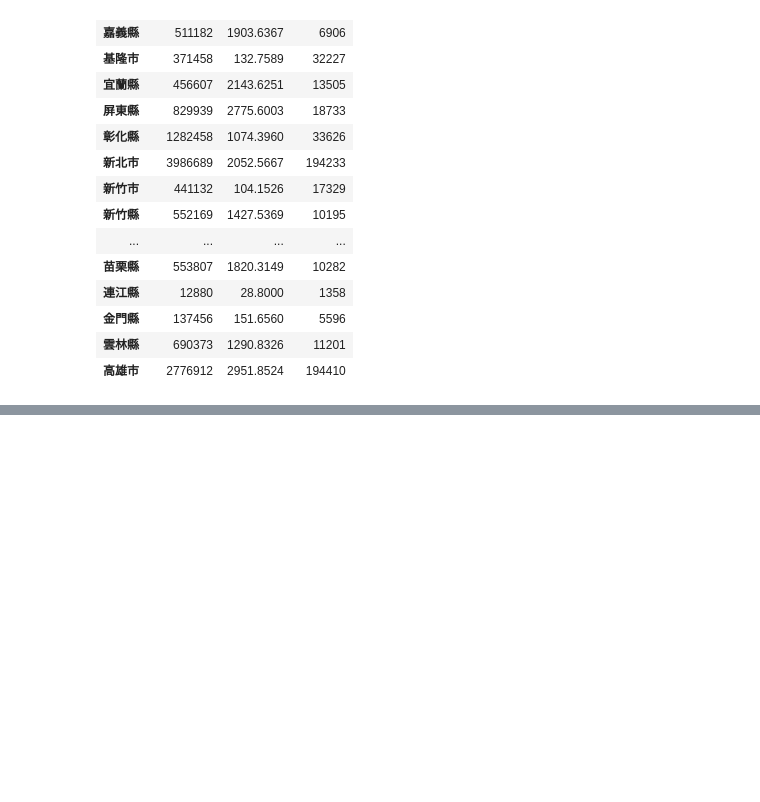
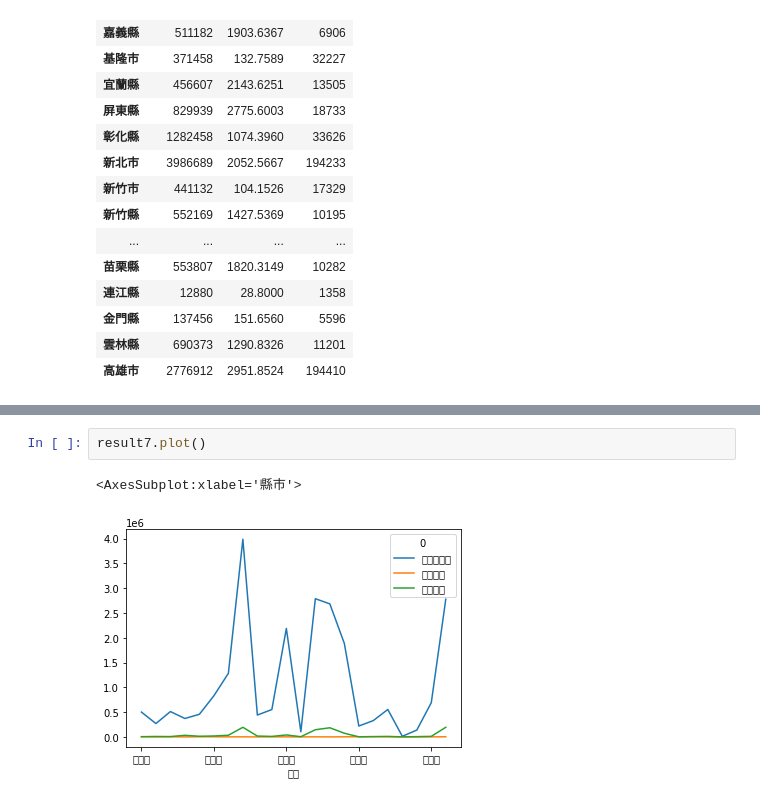
Before and after one commit to roberthsu2003/PythonForDataAnalysis, a Jupyter notebook: 上課內容13/lesson17/lesson17_3.ipynb, the cells around one changed output, grey strips where cells are left out. Saved outputs shown, nothing was run; the diff lists cells and outputs as text; blank space fills up the shorter version.

```diff
--- a/上課內容13/lesson17/lesson17_3.ipynb
+++ b/上課內容13/lesson17/lesson17_3.ipynb
@@ -178,0 +194,5 @@ ModuleNotFoundError: No module named 'matplotlib.pyplt'
+# %%
+result7.plot()
+# %% [output]
+<AxesSubplot:xlabel='縣市'>
+[figure, added]
```
Also changed, not shown: parts of 2 cells of this notebook.
